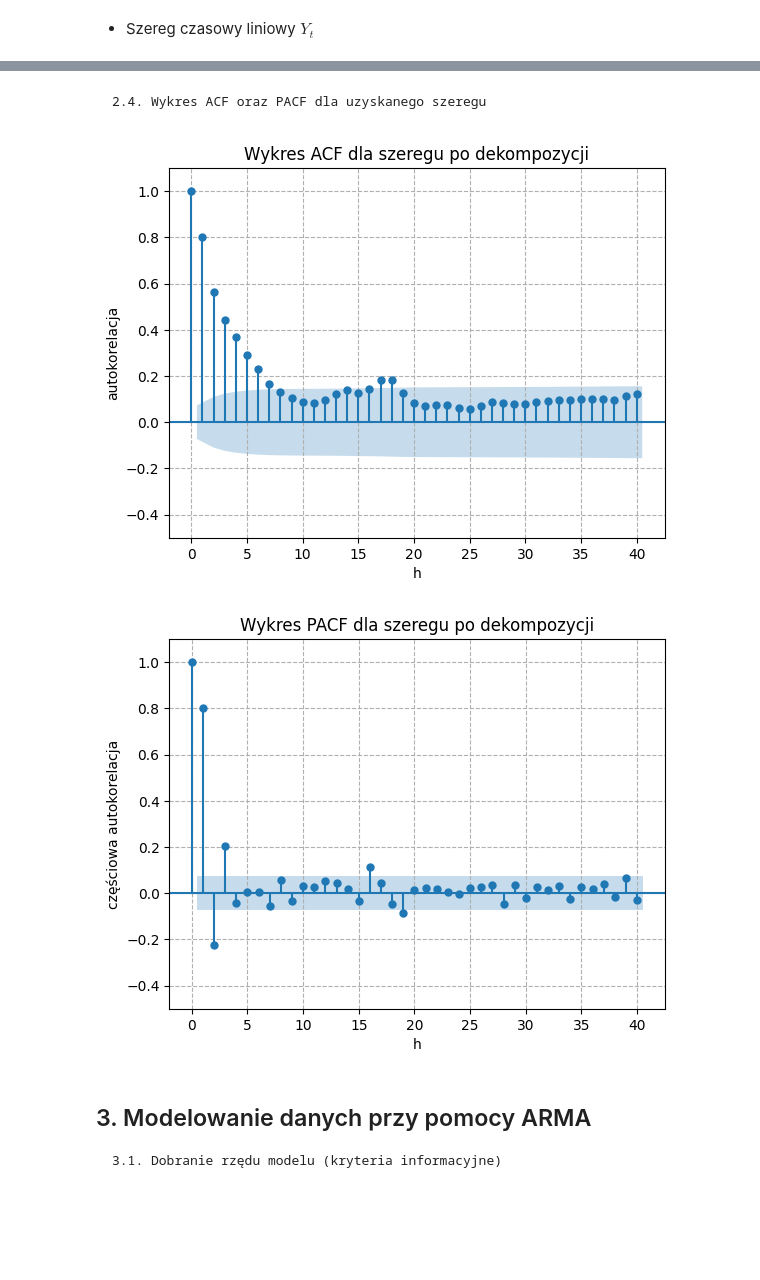
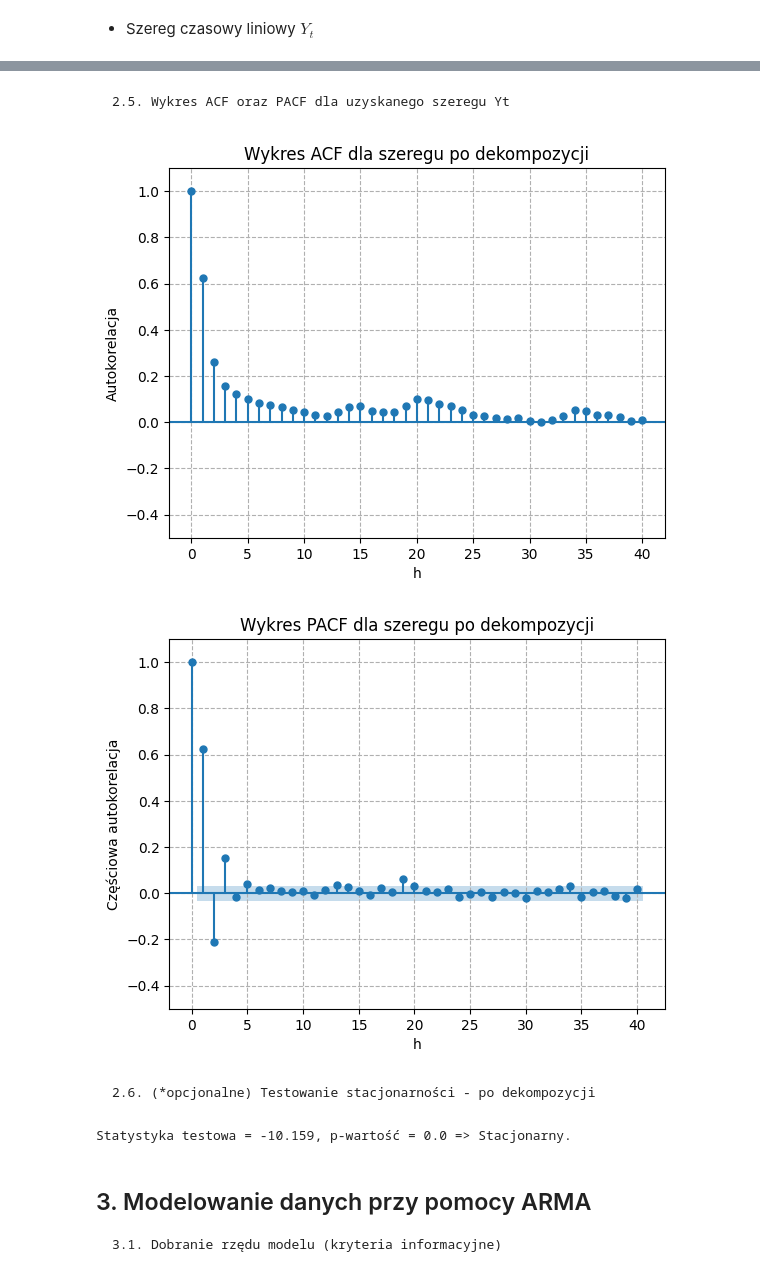
Before and after one commit to MagdalenaSudol/Model_ARMA, a Jupyter notebook: raport.ipynb, the cells around one changed output, grey strips where cells are left out. Cells and saved outputs as stored; diff of their text form; code cells hidden in the pictures; blank space fills up the shorter version.

Commit message:
Poprawa wykresów i dodanie pliku PDF

```diff
--- a/raport.ipynb
+++ b/raport.ipynb
@@ -150,7 +167,3 @@ def partialautocor(x, h):
         phi_k = np.linalg.solve(gamma_matrix, gamma_vector)
         pacf[k] = phi_k[-1]
     return pacf
-# %%
-Xt = windspeed.values
-Xt= Xt[Xt <= 40]
-h = 40
@@ -212,24 +247,24 @@ $$ X_t = m(t) + s(t) + Y(t)  $$
 # %% [markdown]
 - trend m(t)
 # %%
-n = len(Xt)
-t = np.linspace(0, n, n)
+xs_n = len(Xt)
+t = np.linspace(0, xs_n, xs_n)
 m_fit = np.polyfit(t, Xt, 1)
 mt = np.polyval(m_fit, t)
 # %%
-delta_Xtm = Xt - mt
+Xt_without_trend = Xt - mt
 # %% [markdown]
 - sezonowość s(t)
 # %%
 def s_func_para(t, a, b, c):
     return a*np.sin(b*t + c)
 # %%
-a_initial = (Xt.max() - Xt.min()) / 2
+a_initial = (np.max(Xt) - np.min(Xt)) / 2
 b_initial = 2 * np.pi / 365
-c_initial = 0
+c_initial = np.pi/2
 d_initial = np.mean(Xt)
 
-params, covariance = curve_fit(s_func_para, t, delta_Xtm, p0=[a_initial, b_initial, c_initial])
+func_params, _ = curve_fit(s_func_para, t, Xt_without_trend, p0=[a_initial, b_initial, c_initial])
 
-a_fit, b_fit, c_fit = params
+a_fit, b_fit, c_fit = func_params
 st = s_func_para(t, a_fit, b_fit, c_fit)
@@ -268,30 +326,36 @@ plt.show()
 # %% [markdown]
-    2.4. Wykres ACF oraz PACF dla uzyskanego szeregu
+    2.5. Wykres ACF oraz PACF dla uzyskanego szeregu Yt
 # %%
-plot_acf(Yt, lags=h)
+plot_acf(Yt, lags=h, alpha = None)
 plt.title("Wykres ACF dla szeregu po dekompozycji")
 plt.grid(True, linestyle='--')
 plt.xlabel('h')
-plt.ylabel('autokorelacja')
+plt.ylabel('Autokorelacja')
 plt.ylim(-0.5,1.1)
 
 plt.savefig('ACF_data.png', bbox_inches='tight')
 plt.show()
 # %% [output]
-[figure, old version]
+[figure, new version]
 # %%
-#zmiana: w plot_pacf podany był szereg Xt (sprzed dekompozycji)
 plot_pacf(Yt, lags=h, method='ywm')
 plt.title("Wykres PACF dla szeregu po dekompozycji")
 plt.grid(True, linestyle='--')
 plt.xlabel('h')
-plt.ylabel('częściowa autokorelacja')
+plt.ylabel('Częściowa autokorelacja')
 plt.ylim(-0.5,1.1)
 
 plt.savefig('PACF_data.png', bbox_inches='tight')
 plt.show()
 # %% [output]
-[figure, old version]
+[figure, new version]
+# %% [markdown]
+    2.6. (*opcjonalne) Testowanie stacjonarności - po dekompozycji
+# %%
+is_Yt_stationary = adfuller_test(Yt)
+is_Yt_stationary
+# %% [output]
+Statystyka testowa = -10.159, p-wartość = 0.0 => Stacjonarny.
 # %% [markdown]
 ## 3. Modelowanie danych przy pomocy ARMA
 
```
Also changed, not shown: parts of 118 cells of this notebook, 10 other files.
